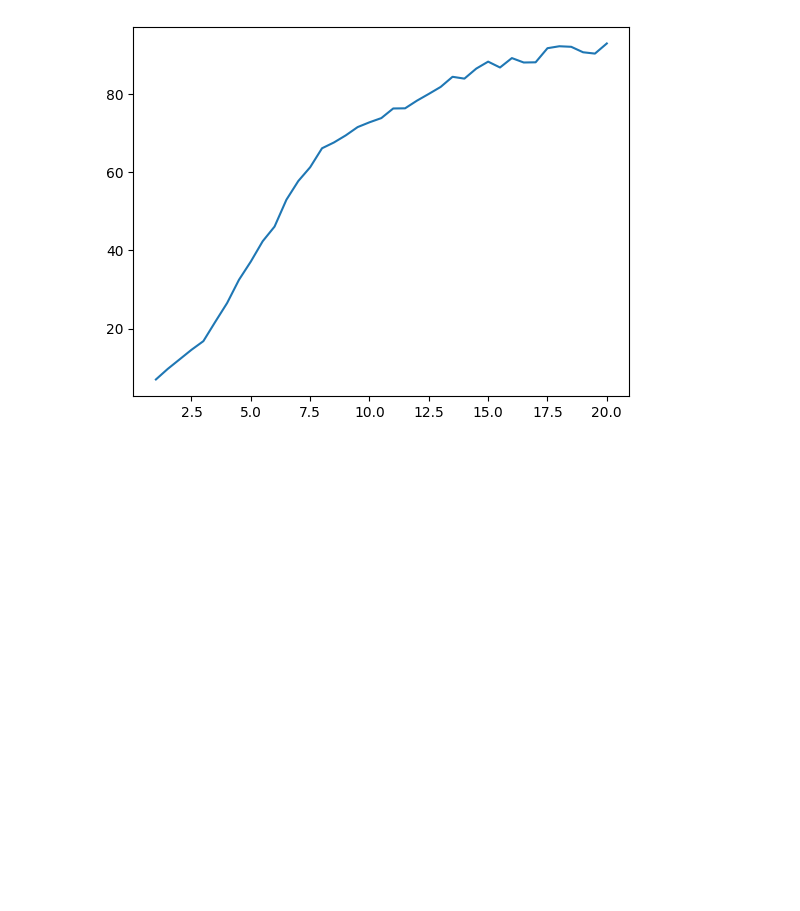
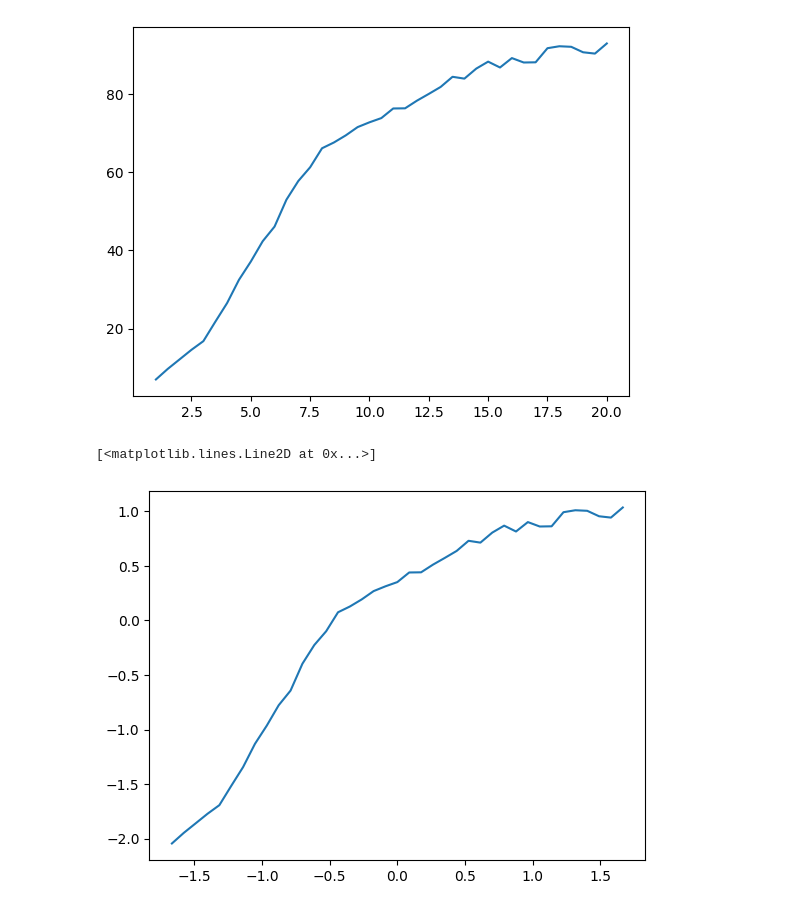
Before and after one commit to keshav20004/AI-Pytorch, a Jupyter notebook: Pytorch.ipynb, the cells around one changed output. Saved outputs shown, nothing was run; the diff lists cells and outputs as text; code cells hidden in the pictures; blank space fills up the shorter version.

```diff
--- a/Pytorch.ipynb
+++ b/Pytorch.ipynb
@@ -222,3 +222,8 @@ times_std=times.std()
 # %%
 distances_normalized=(distances-dis_mean)/dis_std
 times_normalized=(times-times_mean)/times_std
+# %%
+plt.plot(distances_normalized,times_normalized)
+# %% [output]
+[<matplotlib.lines.Line2D at 0x...>]
+[figure, added]
```
